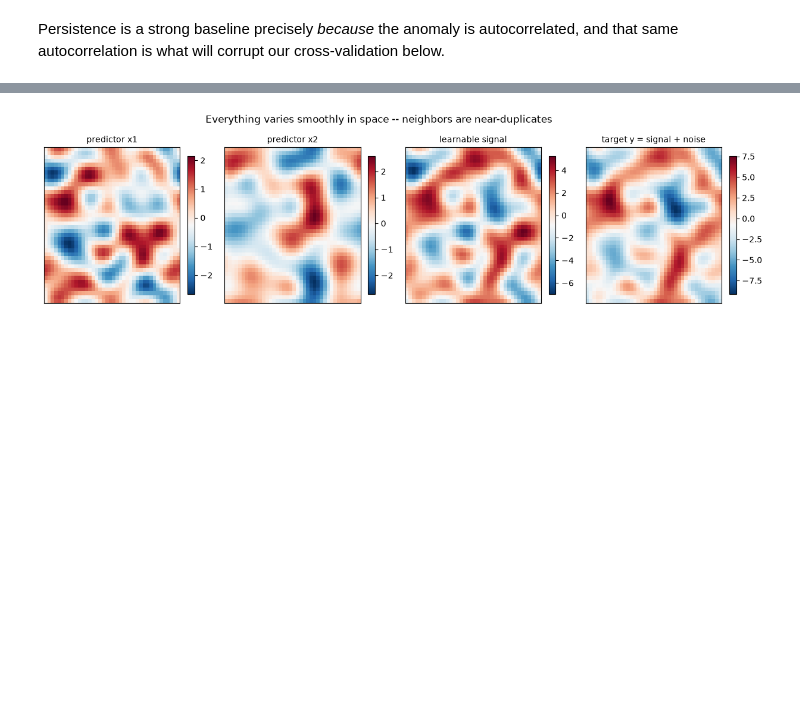
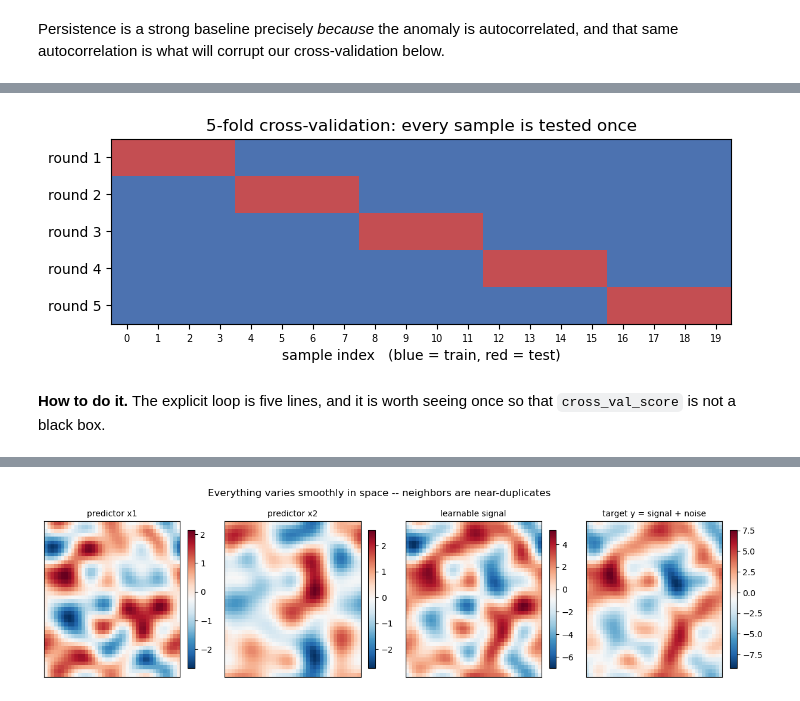
Before and after one commit to dmw2166/ML4Climate2026, a Jupyter notebook: lectures_ML/ModelEvaluation/validation.ipynb, the cells around one changed output, grey strips where cells are left out. Saved outputs shown, nothing was run; the diff lists cells and outputs as text; code cells hidden in the pictures; blank space fills up the shorter version.

Commit message:
Week 6: add k-fold cross-validation and hyperparameter tuning to the notes and tutorial, drop extrapolation
Co-Authored-By: Claude Fable 5.1 <noreply@anthropic.com>

```diff
--- a/lectures_ML/ModelEvaluation/validation.ipynb
+++ b/lectures_ML/ModelEvaluation/validation.ipynb
@@ -75,0 +145,22 @@ same autocorrelation is what will corrupt our cross-validation below.
+# %%
+from sklearn.model_selection import KFold
+
+n_show = 20
+kf5 = KFold(n_splits=5)                      # no shuffle: folds are contiguous blocks
+
+layout = np.zeros((5, n_show))
+for round_, (train_idx, test_idx) in enumerate(kf5.split(np.arange(n_show))):
+    layout[round_, test_idx] = 1
+
+fig, ax = plt.subplots(figsize=(8, 2.4))
+ax.imshow(layout, cmap=plt.cm.colors.ListedColormap(["#4c72b0", "#c44e52"]), aspect="auto")
+ax.set_xticks(range(n_show)); ax.set_xticklabels(range(n_show), fontsize=7)
+ax.set_yticks(range(5)); ax.set_yticklabels([f"round {r + 1}" for r in range(5)])
+ax.set_xlabel("sample index   (blue = train, red = test)")
+ax.set_title("5-fold cross-validation: every sample is tested once")
+plt.show()
+# %% [output]
+[figure, added]
+# %% [markdown]
+**How to do it.** The explicit loop is five lines, and it is worth seeing once so that
+`cross_val_score` is not a black box.
```
Also changed, not shown: parts of 32 cells of this notebook, 2 other files.
